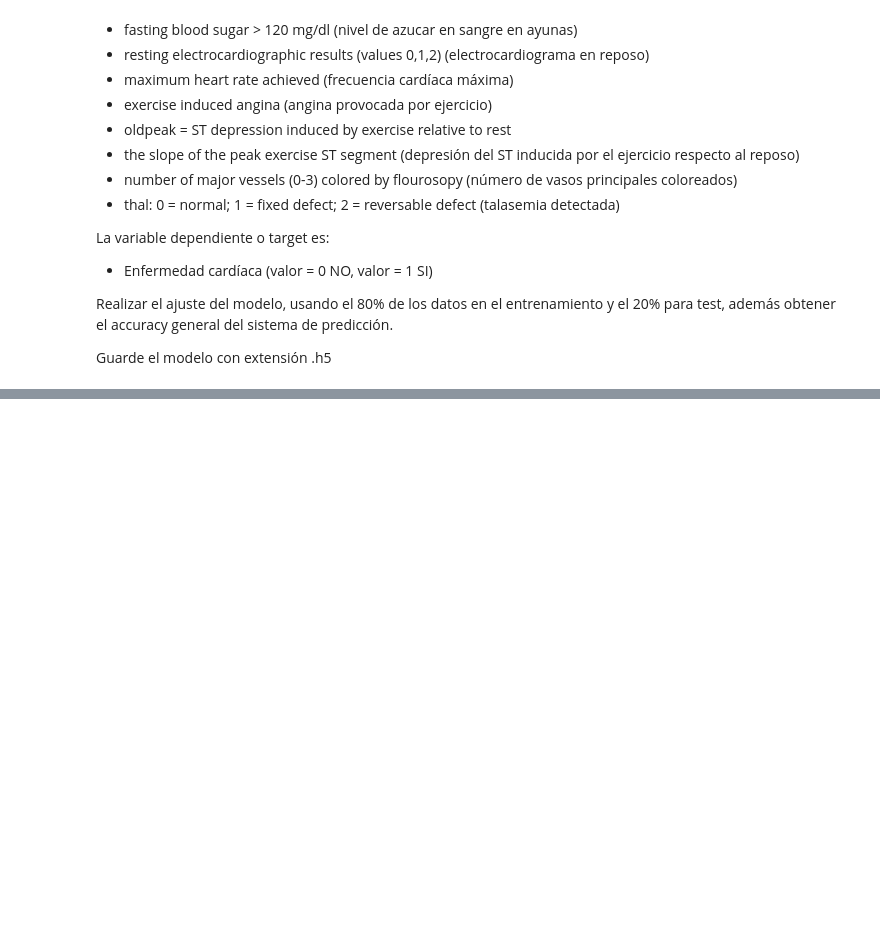
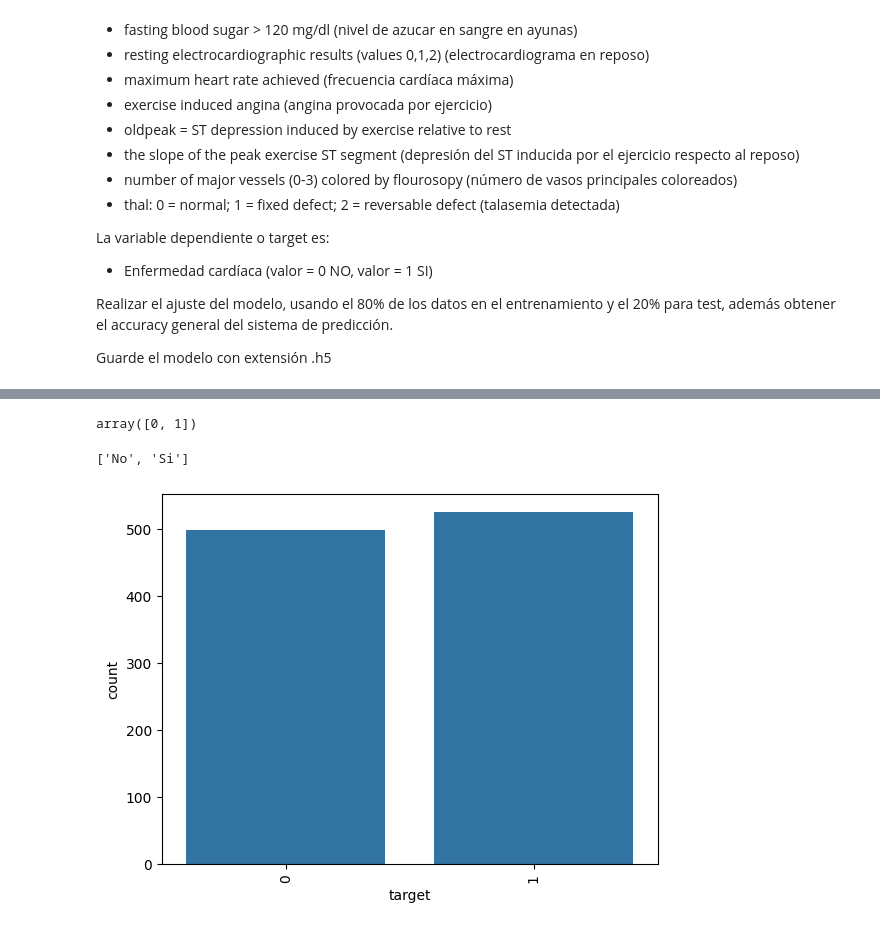
Before and after one commit to c7araquec7/Araque, a Jupyter notebook: Semana3_TallerRedesNeuronales.ipynb, the cells around one changed output, grey strips where cells are left out. Drawn from its saved outputs; the diff is of its cells as text; code cells hidden in the pictures; blank space fills up the shorter version.

```diff
--- a/Semana3_TallerRedesNeuronales.ipynb
+++ b/Semana3_TallerRedesNeuronales.ipynb
@@ -32,0 +39,3 @@ Guarde el modelo con extensión .h5
+# %%
+data=pd.read_csv("/content/heart.csv")
+data.head()
@@ -32,0 +68,16 @@ Guarde el modelo con extensión .h5
+# %%
+#saber cuantas clases tiene el data
+data.target.unique()
+# %% [output]
+array([0, 1])
+# %%
+labels = ['No','Si']
+labels
+# %% [output]
+['No', 'Si']
+# %%
+sns.countplot(x='target',data=data)
+plt.xticks(x=data['target'],rotation='vertical')
+plt.show()
+# %% [output]
+[figure, added]
```
Also changed, not shown: parts of 16 cells of this notebook.
